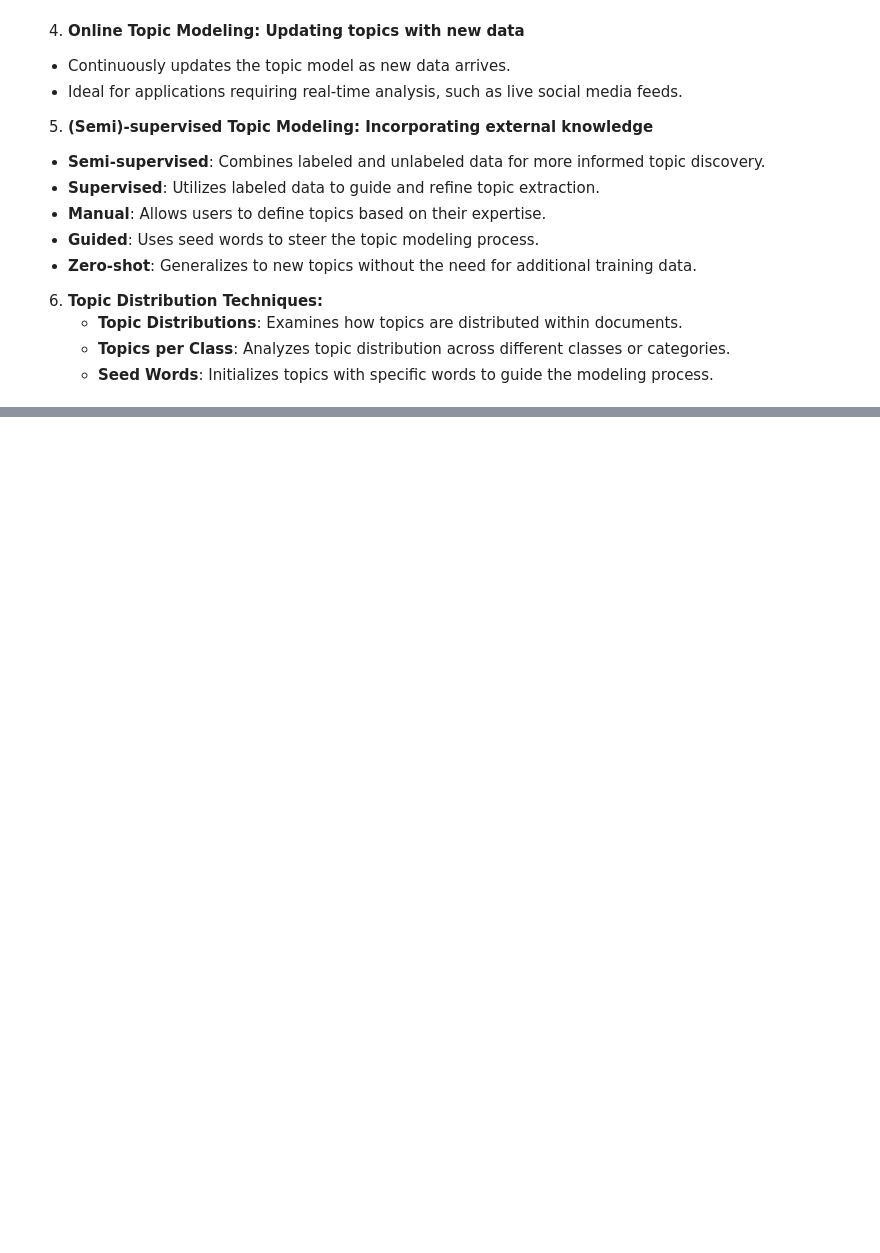
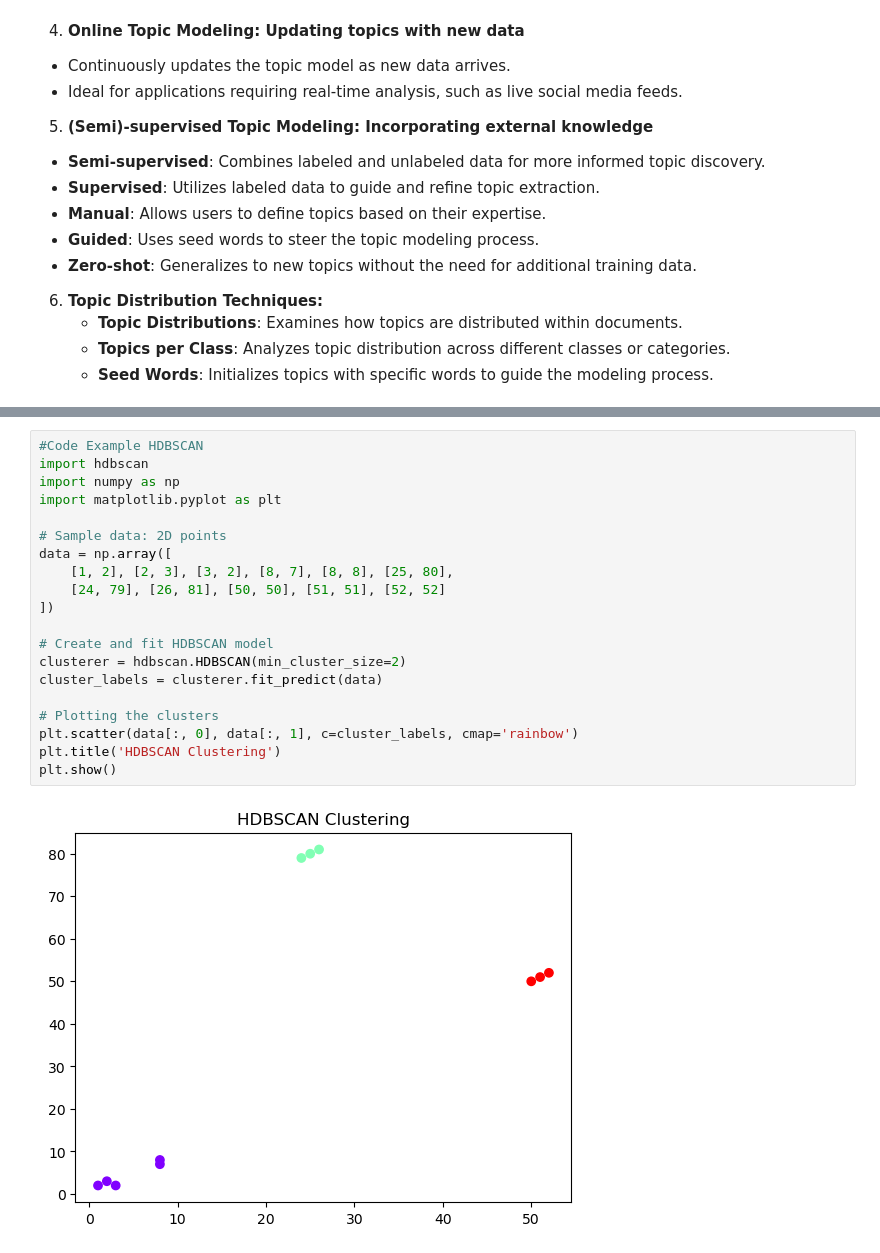
Before and after one commit to theaiacademy1/BERTopic, a Jupyter notebook: BerTopic.ipynb, the cells around one changed output, grey strips where cells are left out. Saved outputs shown, nothing was run; the diff lists cells and outputs as text; blank space fills up the shorter version.

```diff
--- a/BerTopic.ipynb
+++ b/BerTopic.ipynb
@@ -136,0 +473,22 @@ BERTopic offers several variants to cater to different needs and scenarios.
+# %%
+#Code Example HDBSCAN
+import hdbscan
+import numpy as np
+import matplotlib.pyplot as plt
+
+# Sample data: 2D points
+data = np.array([
+    [1, 2], [2, 3], [3, 2], [8, 7], [8, 8], [25, 80],
+    [24, 79], [26, 81], [50, 50], [51, 51], [52, 52]
+])
+
+# Create and fit HDBSCAN model
+clusterer = hdbscan.HDBSCAN(min_cluster_size=2)
+cluster_labels = clusterer.fit_predict(data)
+
+# Plotting the clusters
+plt.scatter(data[:, 0], data[:, 1], c=cluster_labels, cmap='rainbow')
+plt.title('HDBSCAN Clustering')
+plt.show()
+# %% [output]
+[figure, added]
```
Also changed, not shown: parts of 28 cells of this notebook.
